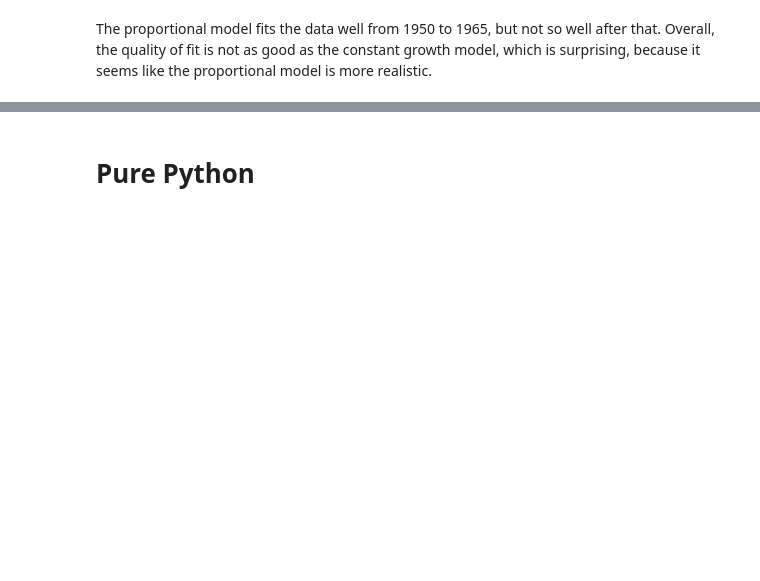
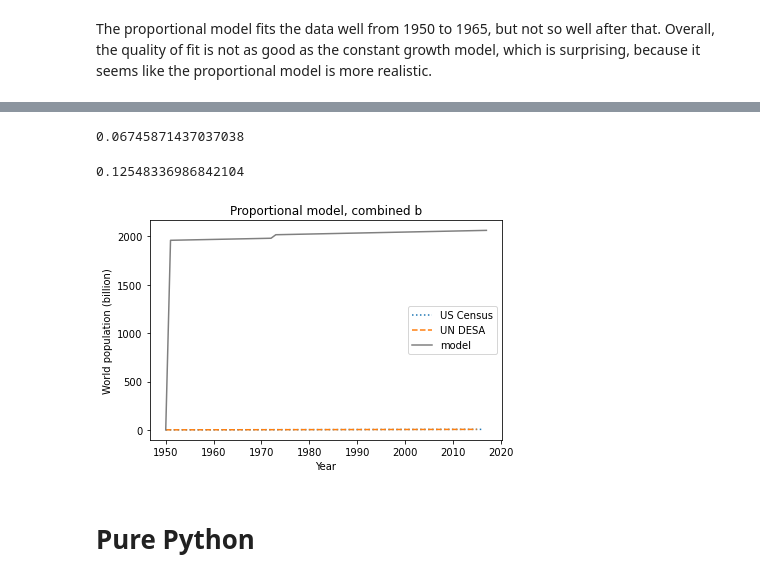
Before and after one commit to mgino11/Simulation_Modeling, a Jupyter notebook: Discussions/World_Population.ipynb, the cells around one changed output, grey strips where cells are left out. Cells and saved outputs as stored; diff of their text form; code cells hidden in the pictures; blank space fills up the shorter version.

```diff
--- a/Discussions/World_Population.ipynb
+++ b/Discussions/World_Population.ipynb
@@ -131,3 +167,69 @@ The proportional model fits the data well from 1950 to 1965, but not so well aft
+# %%
+# alpha1
+t_0 = census.index[0]
+t_79 = census.index[27]
+elapsed_time1 = t_79 -t_0
+
+p_0 = census[t_0]
+p_79 = census[1979]
+total_growth1 = p_79 - p_0
+
+alpha1 = total_growth1 / elapsed_time1
+print(alpha1)
+# %% [output]
+0.06745871437037038
+# %%
+# alpha2
+t_80 = census.index[28]
+t_end = census.index[-1]
+elapsed_time2 = t_end -t_80
+
+p_80 = census[1980]
+p_end = census[t_end]
+total_growth2 = p_end - p_0
+
+alpha2 = total_growth2 / elapsed_time2
+print(alpha2)
+# %% [output]
+0.12548336986842104
+# %%
+system = System(t_0=t_0,
+                t_end=t_end,
+                p_0=p_0,
+                alpha1 = alpha1,
+                alpha2 = alpha2)
+# %%
+def growth_func3(t, pop, system):
+    if t <= 1979:
+        growth1 = system.alpha1 * pop * 0.0674
+        #print(pop + growth1)
+        return pop + growth1
+
+    else:
+        growth2 = system.alpha2 * pop * 0.17891125
+        #print(pop + growth2)
+        return pop + growth2
+# %%
+def run_simulation1(system, growth_func3):
+    """Simulate the system using any update function.
+
+    system: System object
+    update_func: function that computes the population next year
+
+    returns: TimeSeries
+    """
+    results4 = TimeSeries()
+    results4[system.t_0] = system.p_0
+
+    for t in linrange(system.t_0, system.t_end):
+        results4[t+1] = growth_func3(results4[t], t, system)
+
+    return results4
+# %%
+results4 = run_simulation1(system, growth_func3)
+plot_results(census, un, results4, 'Proportional model, combined b')
+# %% [output]
+[figure, added]
 # %% [markdown]
 # Pure Python
 # %%
```
Also changed, not shown: parts of 17 cells of this notebook, 1 other file.
